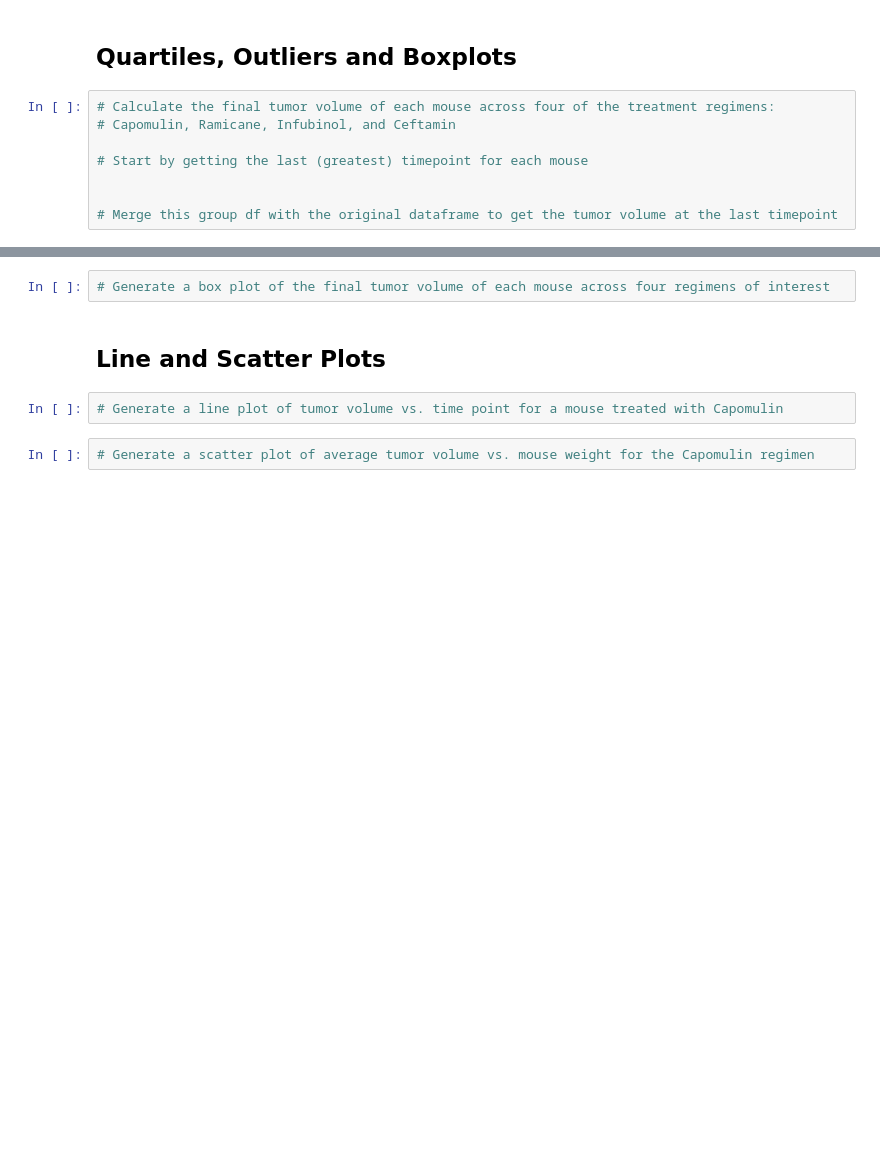
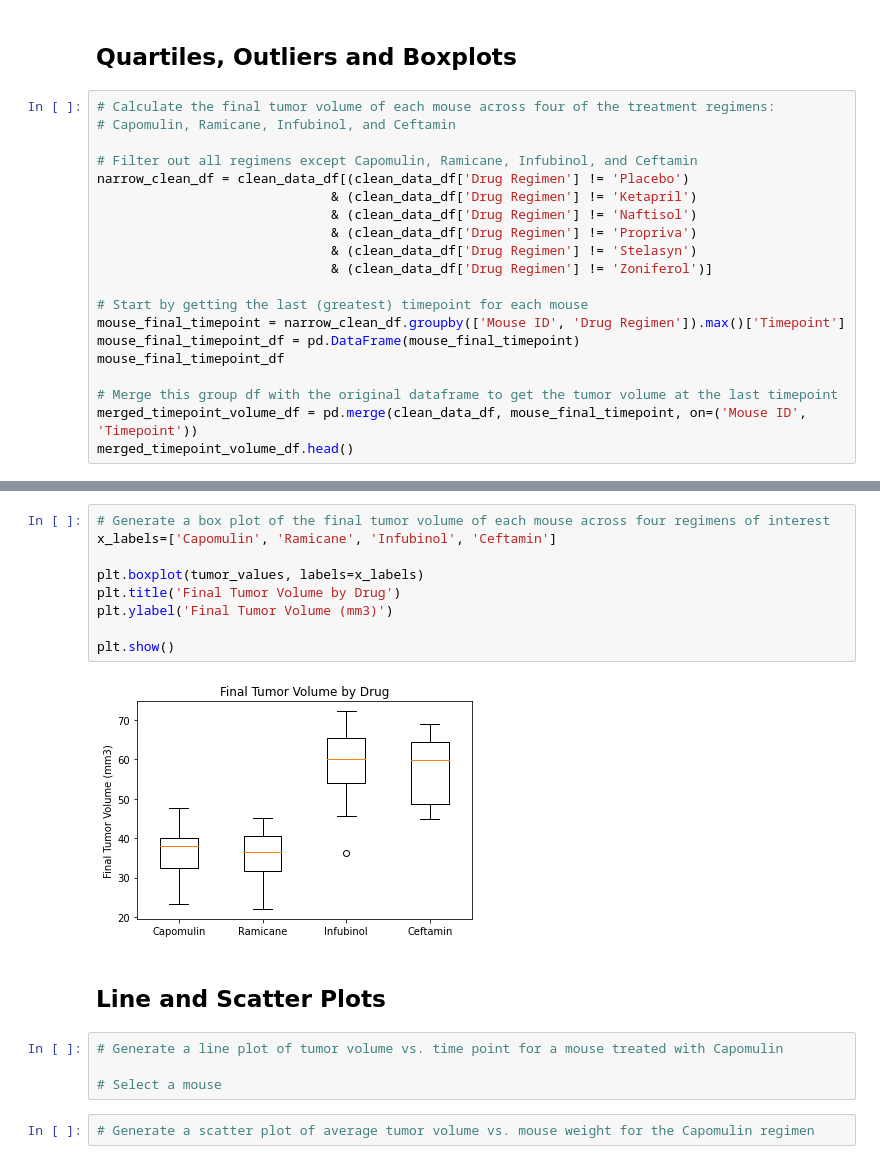
Before and after one commit to htslay/mat-plot-lib-challenge, a Jupyter notebook: pymaceuticals.ipynb, the cells around one changed output, grey strips where cells are left out. Saved outputs shown, nothing was run; the diff lists cells and outputs as text; blank space fills up the shorter version.

Commit message:
Completed section Quartiles, Outliers, and Boxplots

```diff
--- a/pymaceuticals.ipynb
+++ b/pymaceuticals.ipynb
@@ -299,7 +303,19 @@ plt.show()
 # Calculate the final tumor volume of each mouse across four of the treatment regimens:
 # Capomulin, Ramicane, Infubinol, and Ceftamin
 
+# Filter out all regimens except Capomulin, Ramicane, Infubinol, and Ceftamin
+narrow_clean_df = clean_data_df[(clean_data_df['Drug Regimen'] != 'Placebo')
+                              & (clean_data_df['Drug Regimen'] != 'Ketapril')
+                              & (clean_data_df['Drug Regimen'] != 'Naftisol')
+                              & (clean_data_df['Drug Regimen'] != 'Propriva')
+                              & (clean_data_df['Drug Regimen'] != 'Stelasyn')
+                              & (clean_data_df['Drug Regimen'] != 'Zoniferol')]
+
 # Start by getting the last (greatest) timepoint for each mouse
-
+mouse_final_timepoint = narrow_clean_df.groupby(['Mouse ID', 'Drug Regimen']).max()['Timepoint']
+mouse_final_timepoint_df = pd.DataFrame(mouse_final_timepoint)
+mouse_final_timepoint_df
 
 # Merge this group df with the original dataframe to get the tumor volume at the last timepoint
+merged_timepoint_volume_df = pd.merge(clean_data_df, mouse_final_timepoint, on=('Mouse ID', 'Timepoint'))
+merged_timepoint_volume_df.head()
@@ -323,9 +387,20 @@ plt.show()
 # %%
 # Generate a box plot of the final tumor volume of each mouse across four regimens of interest
+x_labels=['Capomulin', 'Ramicane', 'Infubinol', 'Ceftamin']
+
+plt.boxplot(tumor_values, labels=x_labels)
+plt.title('Final Tumor Volume by Drug')
+plt.ylabel('Final Tumor Volume (mm3)')
+
+plt.show()
+# %% [output]
+[figure, added]
 # %% [markdown]
 ## Line and Scatter Plots
 # %%
 # Generate a line plot of tumor volume vs. time point for a mouse treated with Capomulin
+
+# Select a mouse
 # %%
 # Generate a scatter plot of average tumor volume vs. mouse weight for the Capomulin regimen
 # %% [markdown]
```
Also changed, not shown: parts of 5 cells of this notebook.
